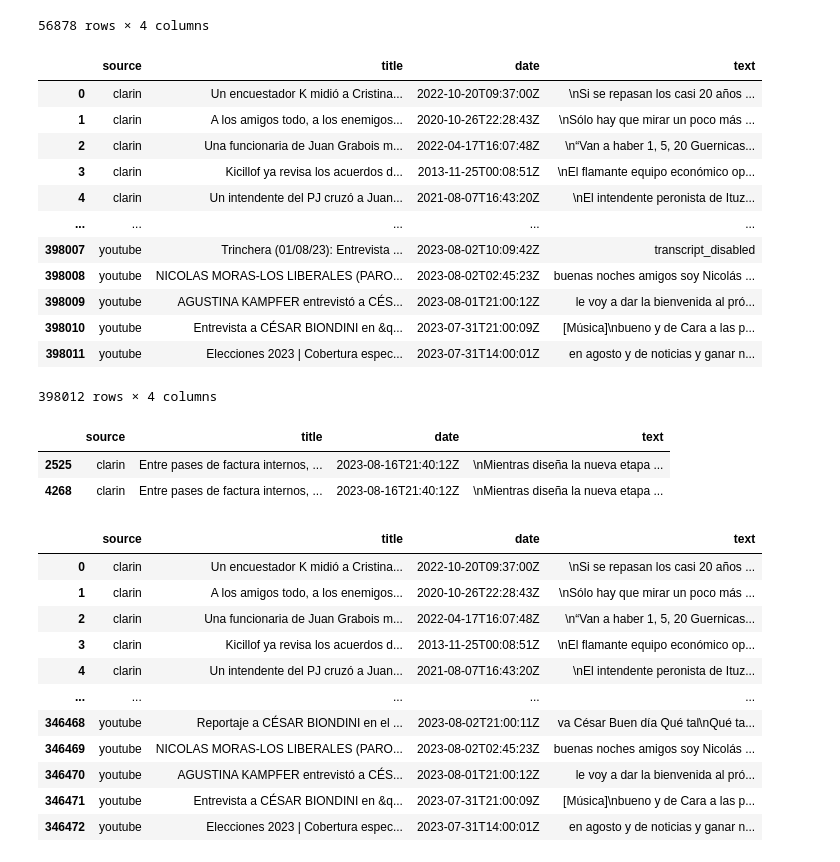
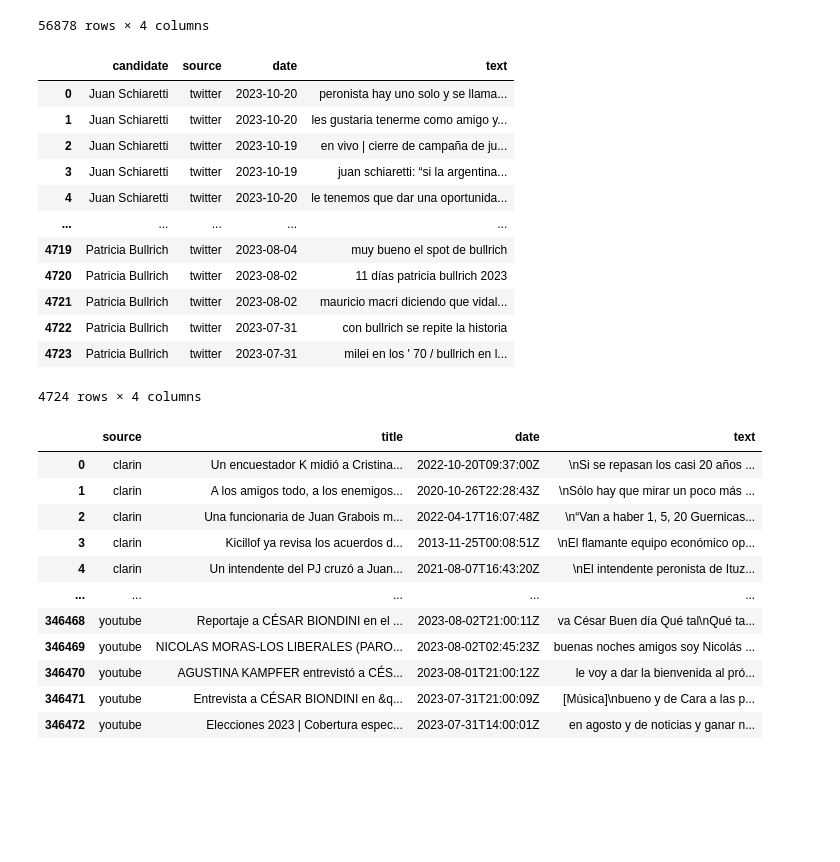
Before and after one commit to sarmadchandio/spanish-news-election-analysis, a Jupyter notebook: analysis/preprocessing-text.ipynb, the cells around one changed output. Cells and saved outputs as stored; diff of their text form; code cells hidden in the pictures; blank space fills up the shorter version.

```diff
--- a/analysis/preprocessing-text.ipynb
+++ b/analysis/preprocessing-text.ipynb
@@ -191,7 +191,8 @@ def rename_yt_csvs():
 # %%
 # reading the scraped data
 df_scraped = pd.read_csv('data/htmls_scraped/scraped_data.csv')
-df_scraped
+
+twitter_df = pd.read_csv('data/twitter_dump_.csv')
 
 csvs = glob.glob('candidates_csvs/*.csv')
 df_candidates = pd.DataFrame()
@@ -235,32 +236,3 @@ merged_df
 | 56876 | 2023-07-31T21:00:09Z | Entrevista a CÉSAR BIONDINI en &q... | [Música]\nbueno y de Cara a las p... | youtube |
 | 56877 | 2023-07-31T14:00:01Z | Elecciones 2023 | Cobertura espec... | en agosto y de noticias y ganar n... | youtube |
 56878 rows × 4 columns
-# %%
-# rename 'website' coulumn to 'source'
-df_scraped = df_scraped.rename(columns={'website': 'source'})
-
-# append the df_scraped with the merged_df based on the title
-df_test = pd.concat([df_scraped, merged_df], ignore_index=True)
-
-df_test
-# %% [output]
-|  | source | title | date | text |
-| 0 | clarin | Un encuestador K midió a Cristina... | 2022-10-20T09:37:00Z | \nSi se repasan los casi 20 años ... |
-| 1 | clarin | A los amigos todo, a los enemigos... | 2020-10-26T22:28:43Z | \nSólo hay que mirar un poco más ... |
-| 2 | clarin | Una funcionaria de Juan Grabois m... | 2022-04-17T16:07:48Z | \n“Van a haber 1, 5, 20 Guernicas... |
-| 3 | clarin | Kicillof ya revisa los acuerdos d... | 2013-11-25T00:08:51Z | \nEl flamante equipo económico op... |
-| 4 | clarin | Un intendente del PJ cruzó a Juan... | 2021-08-07T16:43:20Z | \nEl intendente peronista de Ituz... |
-| ... | ... | ... | ... | ... |
-| 398007 | youtube | Trinchera (01/08/23): Entrevista ... | 2023-08-02T10:09:42Z | transcript_disabled |
-| 398008 | youtube | NICOLAS MORAS-LOS LIBERALES (PARO... | 2023-08-02T02:45:23Z | buenas noches amigos soy Nicolás ... |
-| 398009 | youtube | AGUSTINA KAMPFER entrevistó a CÉS... | 2023-08-01T21:00:12Z | le voy a dar la bienvenida al pró... |
-| 398010 | youtube | Entrevista a CÉSAR BIONDINI en &q... | 2023-07-31T21:00:09Z | [Música]\nbueno y de Cara a las p... |
-| 398011 | youtube | Elecciones 2023 | Cobertura espec... | 2023-07-31T14:00:01Z | en agosto y de noticias y ganar n... |
-398012 rows × 4 columns
-# %%
-# check if this title = 'Entre pases de factura internos, Jorge Macri define su vice buscando evitar el balotaje'  exists in the dataset
-df_test.query('title=="Entre pases de factura internos, Jorge Macri define su vice buscando evitar el balotaje" & source=="clarin"')
-# %% [output]
-|  | source | title | date | text |
-| 2525 | clarin | Entre pases de factura internos, ... | 2023-08-16T21:40:12Z | \nMientras diseña la nueva etapa ... |
-| 4268 | clarin | Entre pases de factura internos, ... | 2023-08-16T21:40:12Z | \nMientras diseña la nueva etapa ... |
@@ -269,3 +239,19 @@ df_test.query('title=="Entre pases de factura internos, Jorge Macri define su vi
+# %%
+twitter_df
+# %% [output]
+|  | candidate | source | date | text |
+| 0 | Juan Schiaretti | twitter | 2023-10-20 | peronista hay uno solo y se llama... |
+| 1 | Juan Schiaretti | twitter | 2023-10-20 | les gustaria tenerme como amigo y... |
+| 2 | Juan Schiaretti | twitter | 2023-10-19 | en vivo | cierre de campaña de ju... |
+| 3 | Juan Schiaretti | twitter | 2023-10-19 | juan schiaretti: “si la argentina... |
+| 4 | Juan Schiaretti | twitter | 2023-10-20 | le tenemos que dar una oportunida... |
+| ... | ... | ... | ... | ... |
+| 4719 | Patricia Bullrich | twitter | 2023-08-04 | muy bueno el spot de bullrich |
+| 4720 | Patricia Bullrich | twitter | 2023-08-02 | 11 días patricia bullrich 2023 |
+| 4721 | Patricia Bullrich | twitter | 2023-08-02 | mauricio macri diciendo que vidal... |
+| 4722 | Patricia Bullrich | twitter | 2023-07-31 | con bullrich se repite la historia |
+| 4723 | Patricia Bullrich | twitter | 2023-07-31 | milei en los ' 70 / bullrich en l... |
+4724 rows × 4 columns
 # %%
 # rename 'website' coulumn to 'source'
 df_scraped = df_scraped.rename(columns={'website': 'source'})
```
Also changed, not shown: parts of 8 cells of this notebook.
